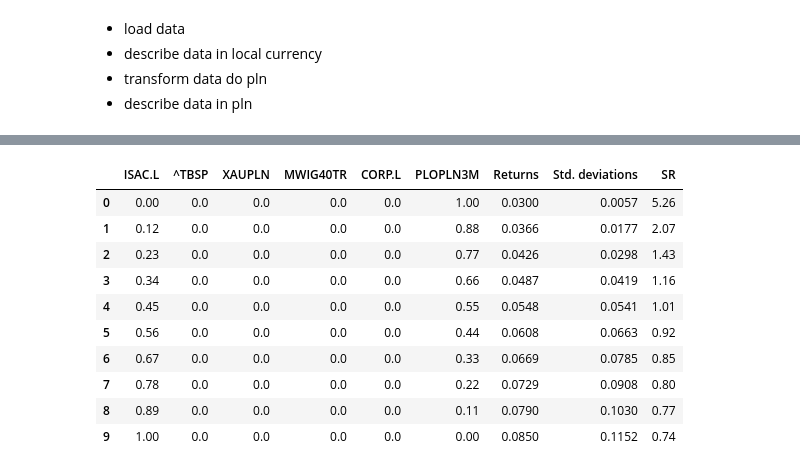
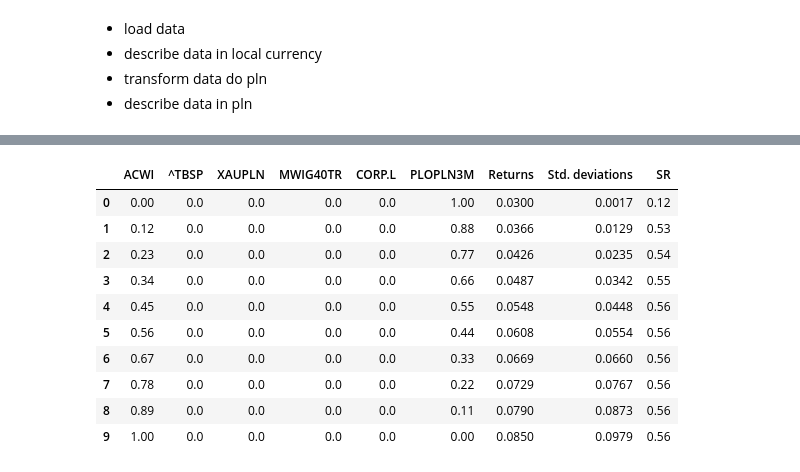
Before and after one commit to msz13/Goal-Based-Investing, a Jupyter notebook: esg/preproccessing.ipynb, the cells around one changed output, grey strips where cells are left out. Saved outputs shown, nothing was run; the diff lists cells and outputs as text; code cells hidden in the pictures.

```diff
--- a/esg/preproccessing.ipynb
+++ b/esg/preproccessing.ipynb
@@ -90,7 +90,7 @@ monthly_base_returns.corr()
 # %%
 #calculate pln returns
 pln_prices = monthly_base_prices
-pln_prices['ISAC.L'] = monthly_base_prices['ISAC.L'] * monthly_base_prices['USDPLN']
+pln_prices['ACWI'] = monthly_base_prices['ACWI'] * monthly_base_prices['USDPLN']
 pln_prices['CORP.L'] = monthly_base_prices['CORP.L'] * monthly_base_prices['USDPLN']
 pln_returns = np.log(pln_prices/pln_prices.shift(1))
 pln_returns['PLOPLN3M'] = pln_prices['PLOPLN3M'] / 100 / 12
@@ -129,7 +129,7 @@ CORP.L      0.007807
 dtype: float64
 # %%
 expected_returns = pd.Series({
-'ISAC.L': 0.085/12,
+'ACWI': 0.085/12,
 '^TBSP': 0.035/12,
 'XAUPLN': 0.054/12,
 'MWIG40TR': 0.080/12,
@@ -137,7 +137,7 @@ expected_returns = pd.Series({
 'PLOPLN3M': 0.03/12
 })
 # %%
-assets = ['ISAC.L', '^TBSP', 'XAUPLN', 'MWIG40TR', 'CORP.L', 'PLOPLN3M']
+assets = ['ACWI', '^TBSP', 'XAUPLN', 'MWIG40TR', 'CORP.L', 'PLOPLN3M']
 #
 cov_matrix = pln_returns[assets].cov()
 # %% [markdown]
@@ -174,10 +174,10 @@ display(np.round(w.T,2))
 | weights | 1.0 | 0.0 | 0.0 | 0.0 | 0.0 | 0.0 |
 # %%
-def frontier_performance(frontier,mu,cov):
+def frontier_performance(frontier,mu,cov,rf = 0.0):
     result = frontier.copy()
     result['Returns'] = np.round(frontier.to_numpy() @ mu *12,4)
     result['Std. deviations'] = frontier.apply(lambda x: np.round(np.sqrt(x.to_numpy().T @ cov @ x.to_numpy())* np.sqrt(12),4),axis=1)
-    result['SR'] = np.round(result['Returns'] / result['Std. deviations'],2)
+    result['SR'] = np.round((result['Returns']-rf) / result['Std. deviations'],2)
     return result
 # %%
 def shrinkedCovariance(returns: pd.DataFrame, w: int):
@@ -218,19 +218,19 @@ frontier = portfolio.efficient_frontier(model=model, rm=rm, points=points, rf=rf
 
 frontier_10_sh = np.round(frontier.T,2)
 # %%
-frontier_performance(frontier_10_sh,mu,shrinked_cov)
+frontier_performance(frontier_10_sh,mu,shrinked_cov,0.0298)
 # %% [output]
-|  | ISAC.L | ^TBSP | XAUPLN | MWIG40TR | CORP.L | PLOPLN3M | Returns | Std. deviations | SR |
-| 0 | 0.00 | 0.0 | 0.0 | 0.0 | 0.0 | 1.00 | 0.0300 | 0.0057 | 5.26 |
-| 1 | 0.12 | 0.0 | 0.0 | 0.0 | 0.0 | 0.88 | 0.0366 | 0.0177 | 2.07 |
-| 2 | 0.23 | 0.0 | 0.0 | 0.0 | 0.0 | 0.77 | 0.0426 | 0.0298 | 1.43 |
-| 3 | 0.34 | 0.0 | 0.0 | 0.0 | 0.0 | 0.66 | 0.0487 | 0.0419 | 1.16 |
-| 4 | 0.45 | 0.0 | 0.0 | 0.0 | 0.0 | 0.55 | 0.0548 | 0.0541 | 1.01 |
-| 5 | 0.56 | 0.0 | 0.0 | 0.0 | 0.0 | 0.44 | 0.0608 | 0.0663 | 0.92 |
-| 6 | 0.67 | 0.0 | 0.0 | 0.0 | 0.0 | 0.33 | 0.0669 | 0.0785 | 0.85 |
-| 7 | 0.78 | 0.0 | 0.0 | 0.0 | 0.0 | 0.22 | 0.0729 | 0.0908 | 0.80 |
-| 8 | 0.89 | 0.0 | 0.0 | 0.0 | 0.0 | 0.11 | 0.0790 | 0.1030 | 0.77 |
-| 9 | 1.00 | 0.0 | 0.0 | 0.0 | 0.0 | 0.00 | 0.0850 | 0.1152 | 0.74 |
+|  | ACWI | ^TBSP | XAUPLN | MWIG40TR | CORP.L | PLOPLN3M | Returns | Std. deviations | SR |
+| 0 | 0.00 | 0.0 | 0.0 | 0.0 | 0.0 | 1.00 | 0.0300 | 0.0017 | 0.12 |
+| 1 | 0.12 | 0.0 | 0.0 | 0.0 | 0.0 | 0.88 | 0.0366 | 0.0129 | 0.53 |
+| 2 | 0.23 | 0.0 | 0.0 | 0.0 | 0.0 | 0.77 | 0.0426 | 0.0235 | 0.54 |
+| 3 | 0.34 | 0.0 | 0.0 | 0.0 | 0.0 | 0.66 | 0.0487 | 0.0342 | 0.55 |
+| 4 | 0.45 | 0.0 | 0.0 | 0.0 | 0.0 | 0.55 | 0.0548 | 0.0448 | 0.56 |
+| 5 | 0.56 | 0.0 | 0.0 | 0.0 | 0.0 | 0.44 | 0.0608 | 0.0554 | 0.56 |
+| 6 | 0.67 | 0.0 | 0.0 | 0.0 | 0.0 | 0.33 | 0.0669 | 0.0660 | 0.56 |
+| 7 | 0.78 | 0.0 | 0.0 | 0.0 | 0.0 | 0.22 | 0.0729 | 0.0767 | 0.56 |
+| 8 | 0.89 | 0.0 | 0.0 | 0.0 | 0.0 | 0.11 | 0.0790 | 0.0873 | 0.56 |
+| 9 | 1.00 | 0.0 | 0.0 | 0.0 | 0.0 | 0.00 | 0.0850 | 0.0979 | 0.56 |
 # %%
 mu = expected_returns
 cov = pln_returns[0:60][assets].cov()
```
Also changed, not shown: parts of 41 cells of this notebook, 3 other files.
